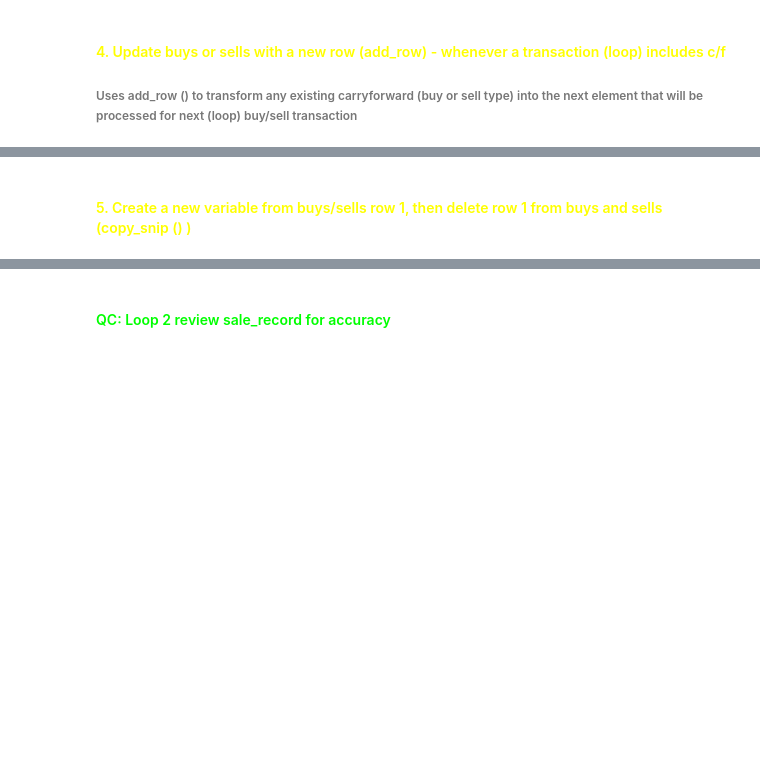
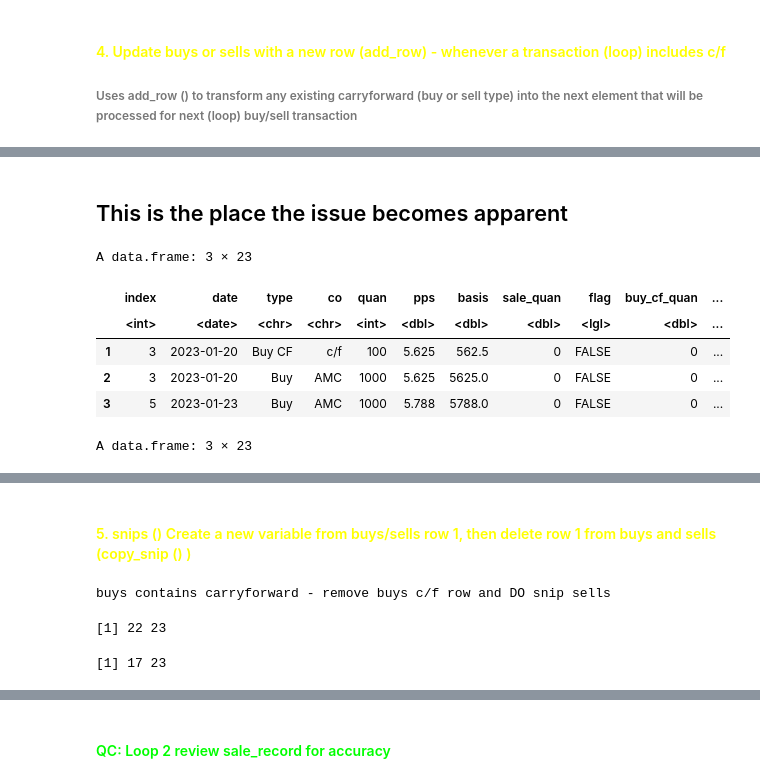
Before and after one commit to GrayCoHub/fifo_redo, a Jupyter notebook: fifo_rows_redo2.ipynb, the cells around one changed output, grey strips where cells are left out. Saved outputs shown, nothing was run; the diff lists cells and outputs as text; code cells hidden in the pictures; blank space fills up the shorter version.

```diff
--- a/fifo_rows_redo2.ipynb
+++ b/fifo_rows_redo2.ipynb
@@ -656 +628,16 @@ printing: s1 ... dim of sells increases with c/f
 [1] 18 23
+# %% [markdown]
+## This is the place the issue becomes apparent
+# %%
+#  These are the two values in this transaction
+
+head(buys,3)
+head(sells, 3)
+# %% [output]
+A data.frame: 3 × 23
+|  | index | date | type | co | quan | pps | basis | sale_quan | flag | buy_cf_quan | ... |
+|  | <int> | <date> | <chr> | <chr> | <int> | <dbl> | <dbl> | <dbl> | <lgl> | <dbl> | ... |
+| 1 | 3 | 2023-01-20 | Buy CF | c/f | 100 | 5.625 | 562.5 | 0 | FALSE | 0 | ... |
+| 2 | 3 | 2023-01-20 | Buy | AMC | 1000 | 5.625 | 5625.0 | 0 | FALSE | 0 | ... |
+| 3 | 5 | 2023-01-23 | Buy | AMC | 1000 | 5.788 | 5788.0 | 0 | FALSE | 0 | ... |
+A data.frame: 3 × 23
@@ -657,5 +649,54 @@ printing: s1 ... dim of sells increases with c/f
 # %% [markdown]
-#### <font color = yellow>5. Create a new variable from buys/sells row 1, then delete row 1 from buys and sells (copy_snip () )
+#### <font color = yellow>5. snips () Create a new variable from buys/sells row 1, then delete row 1 from buys and sells (copy_snip () )
+# %%
+#  save_sell_one <- data.frame()   #  keep for c/f >> Sell[1, ]
+copy_snip <- function (buys, sells) {
+
+    # parameters - rep the input vars (arguments)  ... may be extraneous
+    b1 <- buys [1, ]
+    s1 <- sells [1, ]
+
+
+    # snip .... if
+# if(any(buys$type[1] == "Buy CF") ||  any(sells$type[1] == TRUE))  {
+    if(buys$type[1] == "Buy CF")   {
+        cat("buys contains carryforward - remove buys c/f row and DO snip sells \n")
+
+         buys <- buys[-1, ]
+        # buys <-  buys %>% add_row(b1, .before = 1)
+        sells <- sells[-1,]
+        return(list(b1, s1, buys, sells))
+    } else if (sells$type[1] == "Sell CF") {
+        cat("sells contains carryforward .. Replace sells and DO snip buys \n")
+        sells <- sells[-2,]
+        buys <- buys[-1,]
+        return(list(b1, s1, buys, sells))
+    } else {
+        cat("There is no carryforward in buys or sells, DO snip buys and Do snip sells \n")
+        buys <- buys[-1,]
+        sells <- sells[-1,]
+        return(list(b1, s1, buys, sells))
+    }
+}
+
+
+# fct call passing 2 arguments
+copy_snip_list <- copy_snip(buys, sells)
+
+b1 <- copy_snip_list[[1]]
+s1 <- copy_snip_list[[2]]
+buys <- copy_snip_list[[3]]
+sells <- copy_snip_list[[4]]
+
+# after
+dim(buys)
+dim(sells)
+# b1
+# s1
+# %% [output]
+buys contains carryforward - remove buys c/f row and DO snip sells
+[1] 22 23
+[1] 17 23
 # %%
 copy_snip_list <- copy_snip(buys, sells)
 
```
Also changed, not shown: parts of 61 cells of this notebook, 1 other file.
